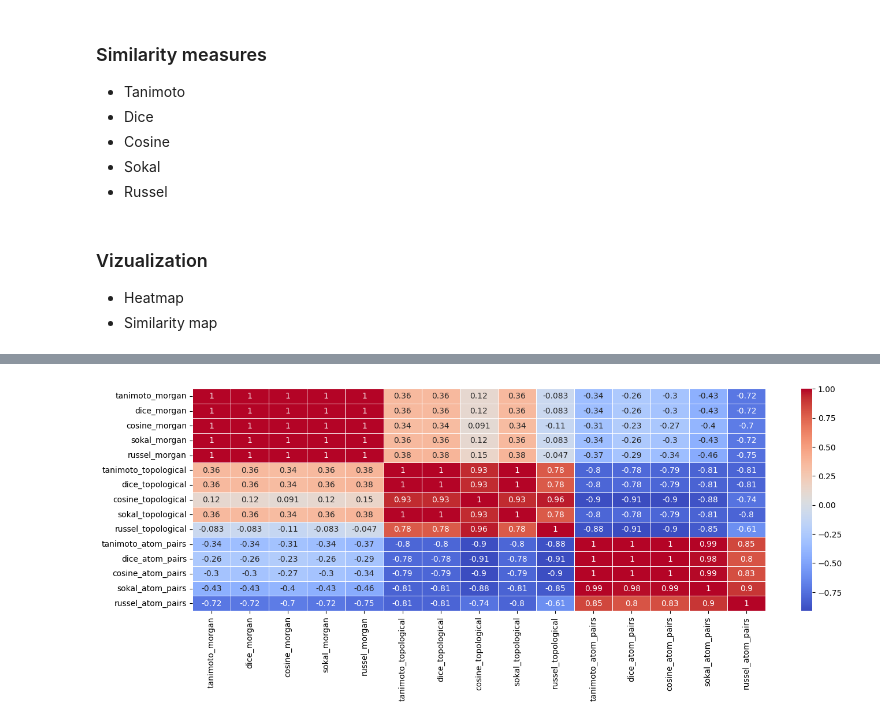
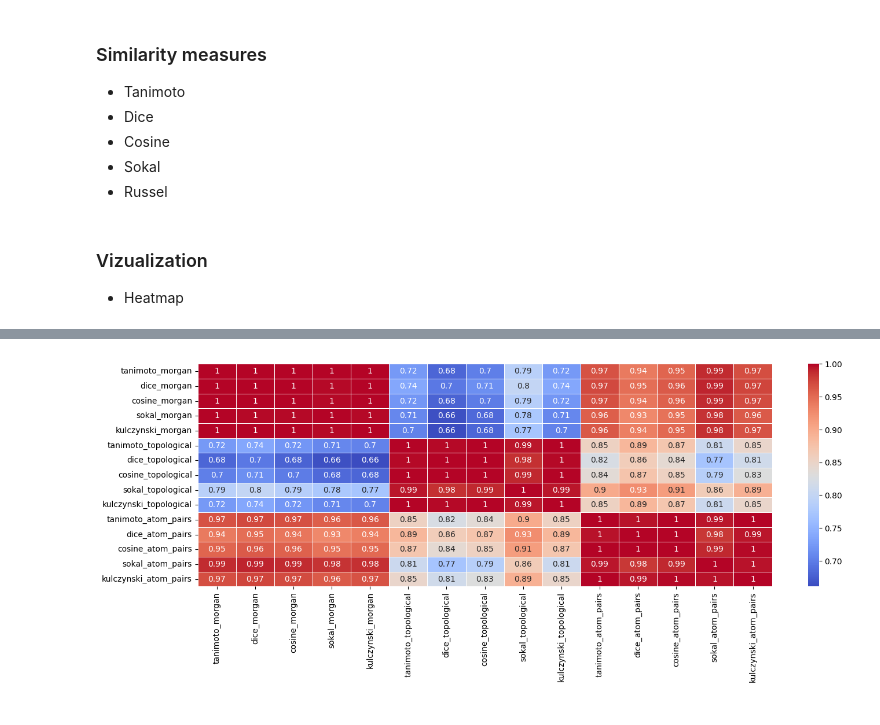
Before and after one commit to pulcovamon/chemoinformatics-assigments, a Jupyter notebook: programming_assigment_1.ipynb, the cells around one changed output, grey strips where cells are left out. Cells and saved outputs as stored; diff of their text form; code cells hidden in the pictures.

Commit message:
fix levodopa fingerprints and extend discussion

```diff
--- a/programming_assigment_1.ipynb
+++ b/programming_assigment_1.ipynb
@@ -89,15 +95,18 @@ df[["name", "tanimoto_morgan"]].head(3)
 - Atom pairs
 - Morgan (already calculated
 # %%
+levodopa_df = pd.DataFrame()
+levodopa_df["morgan"] = [levodopa_fingerprint]
+
 # RDKit (topological)
 fgen =  AllChem.GetRDKitFPGenerator()
-levodopa_fingerprint = fgen.GetFingerprint(levodopa_mol)
+levodopa_df["topological"] = [fgen.GetFingerprint(levodopa_mol)]
 df["topological"] = [fgen.GetFingerprint(mol) for mol in df["mols"]]
 df["topological"]
 
 # Atom pairs
 fgen = AllChem.GetAtomPairGenerator()
-levodopa_fingerprint = fgen.GetFingerprint(levodopa_mol)
+levodopa_df["atom_pairs"] = [fgen.GetFingerprint(levodopa_mol)]
 df["atom_pairs"] = [fgen.GetFingerprint(mol) for mol in df["mols"]]
 df["atom_pairs"]
 # %% [output]
@@ -119,23 +128,24 @@ Name: atom_pairs, dtype: object
 - Russel
 # %%
 for fingerprints in ["morgan", "topological", "atom_pairs"]:
-    df[f"tanimoto_{fingerprints}"] = [DataStructs.TanimotoSimilarity(levodopa_fingerprint, fingerprint) for fingerprint in df[fingerprints]]
-    df[f"dice_{fingerprints}"] = [DataStructs.DiceSimilarity(levodopa_fingerprint, fingerprint) for fingerprint in df[fingerprints]]
-    df[f"cosine_{fingerprints}"] = [DataStructs.CosineSimilarity(levodopa_fingerprint, fingerprint) for fingerprint in df[fingerprints]]
-    df[f"sokal_{fingerprints}"] = [DataStructs.SokalSimilarity(levodopa_fingerprint, fingerprint) for fingerprint in df[fingerprints]]
-    df[f"russel_{fingerprints}"] = [DataStructs.RusselSimilarity(levodopa_fingerprint, fingerprint) for fingerprint in df[fingerprints]]
+    df[f"tanimoto_{fingerprints}"] = [DataStructs.TanimotoSimilarity(levodopa_df[fingerprints].iloc[0], fingerprint) for fingerprint in df[fingerprints]]
+    df[f"dice_{fingerprints}"] = [DataStructs.DiceSimilarity(levodopa_df[fingerprints].iloc[0], fingerprint) for fingerprint in df[fingerprints]]
+    df[f"cosine_{fingerprints}"] = [DataStructs.CosineSimilarity(levodopa_df[fingerprints].iloc[0], fingerprint) for fingerprint in df[fingerprints]]
+    df[f"sokal_{fingerprints}"] = [DataStructs.SokalSimilarity(levodopa_df[fingerprints].iloc[0], fingerprint) for fingerprint in df[fingerprints]]
+    df[f"kulczynski_{fingerprints}"] = [DataStructs.KulczynskiSimilarity(levodopa_df[fingerprints].iloc[0], fingerprint) for fingerprint in df[fingerprints]]
 # %% [markdown]
 ### Vizualization
 - Heatmap
-- Similarity map
 # %%
 # heatmap
 import seaborn as sns
 import matplotlib.pyplot as plt
 
-columns = [col for col in df.columns if any(metric in col for metric in ["tanimoto", "dice", "cosine", "sokal", "russel"])]
-result_df = df[columns]
+columns = [col for col in df.columns if any(metric in col for metric in ["tanimoto", "dice", "cosine", "sokal", "kulczynski"])]
+result_df = df[columns].copy()
 
 plt.figure(figsize = (16,5))
 ax = sns.heatmap(result_df.corr(), annot=True, cmap="coolwarm", linewidths=.5)
+result_df.insert(0, "name", df["name"])
+result_df
 # %% [output]
@@ -142,3 +161,3 @@ ax = sns.heatmap(result_df.corr(), annot=True, cmap="coolwarm", linewidths=.5)
-[figure, old version]
+[figure, new version]
 # %% [markdown]
 ### Discussion heatmap
```
Also changed, not shown: parts of 4 cells of this notebook.
